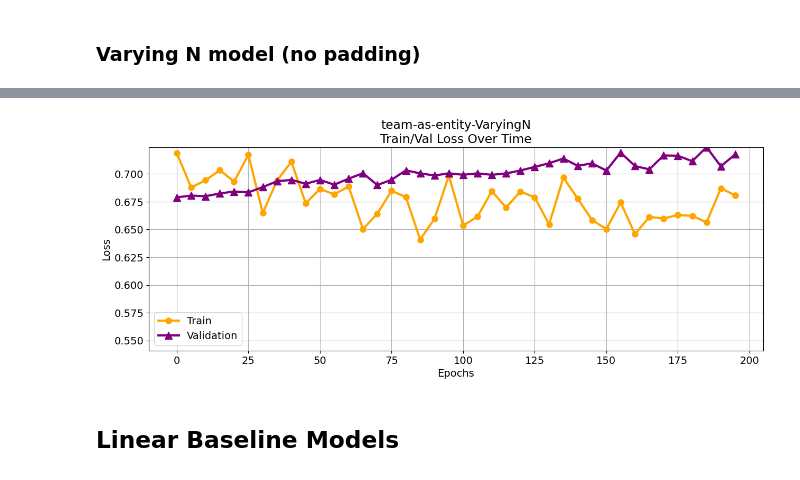
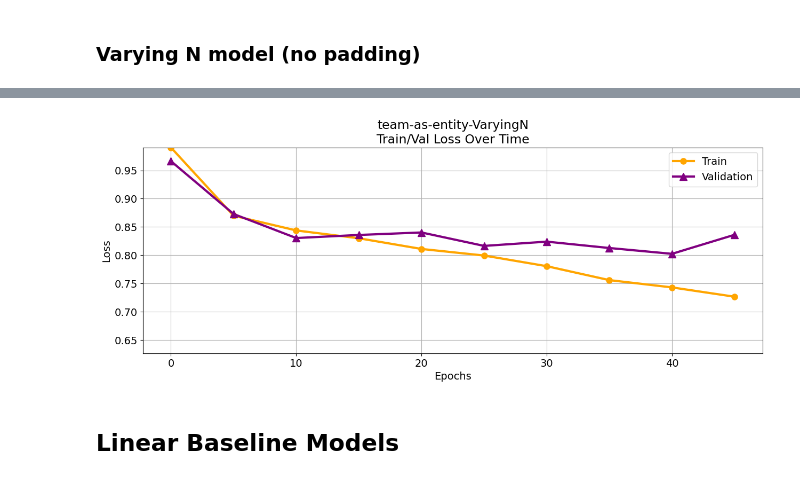
Before and after one commit to RandumbRobot/hockey-player-stats-predictor, a Jupyter notebook: TeamStandaloneAll_eval.ipynb, the cells around one changed output, grey strips where cells are left out. Drawn from its saved outputs; the diff is of its cells as text; code cells hidden in the pictures.

Commit message:
Fixed LSTM varying N model

```diff
--- a/TeamStandaloneAll_eval.ipynb
+++ b/TeamStandaloneAll_eval.ipynb
@@ -33,7 +33,7 @@ creating dataset structure
 # %% [markdown]
 # Dataloader
 # %%
-batch_size = 10
+batch_size = 50
 N_datasets = dataset.random_split(0.2)
 # %% [markdown]
 ### Varying N Dataloader
@@ -281,9 +281,9 @@ Validation loss for epoch 45: 0.7336748179267435
 results = []
 #epochs = 200
 model = TeamStandalone(input_size=input_size, output_size=output_size, hidden_size=hidden_size, num_layers=num_layers, device=device).to(device)
-optimizer = opt(model_all.parameters(),lr=0.0001)
+optimizer = opt(model.parameters(),lr=lr)
 
-res = train_and_validate_varying_N(model_all, criterion, optimizer, dataloaders_train, dataloaders_test, epochs=epochs, loss_interval=loss_interval, device=device)
+res = train_and_validate_varying_N(model, criterion, optimizer, dataloaders_train, dataloaders_test, epochs=epochs, loss_interval=loss_interval, device=device)
 
 plot_train_v_loss(f"team-as-entity-VaryingN", res[1], res[2], loss_interval)
 # %% [output]
@@ -307,4 +305,4 @@ Validation loss for epoch 195: 0.7176297537485758
-[figure, old version]
+[figure, new version]
 # %%
 #save model_all to file
 torch.save(model.state_dict(), 'models/checkpoints/player_standalone_all_N.pth')
```
Also changed, not shown: parts of 8 cells of this notebook, 2 other files.
